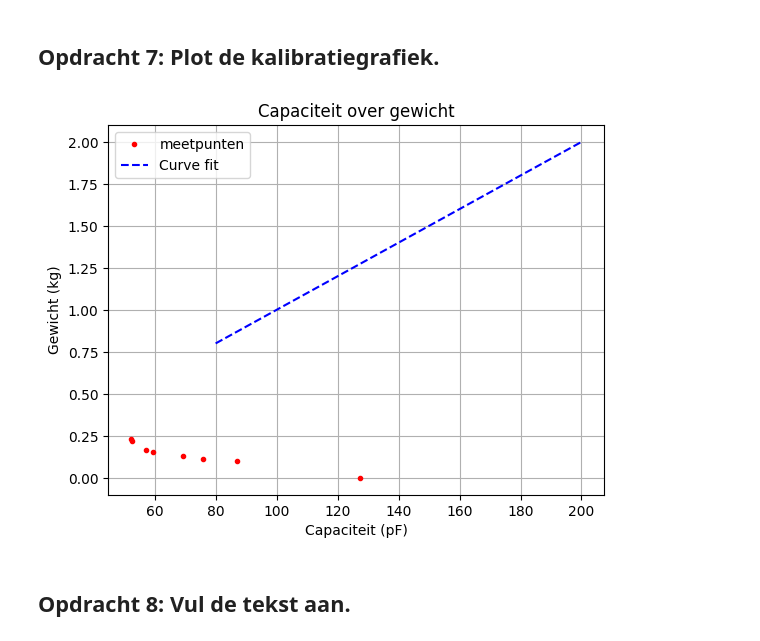
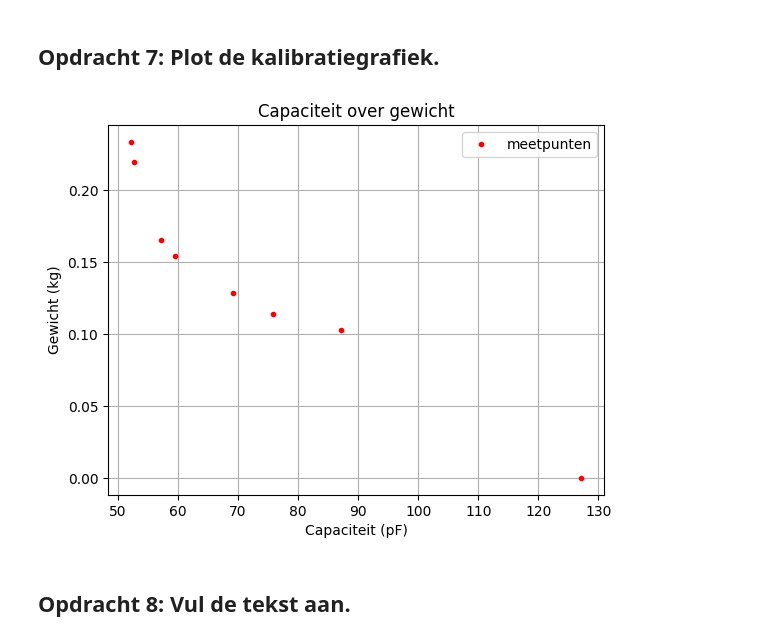
Before and after one commit to Rune-TuDelft/opdrachten-DEF-D, a Jupyter notebook: FysiekeOntwerpopdrachten/2OntwerpEenSensorCondensator/DEFOntwerpopdracht2OntwerpEenSensorInvulTemplate.ipynb, the cells around one changed output. Drawn from its saved outputs; the diff is of its cells as text; code cells hidden in the pictures.

```diff
--- a/FysiekeOntwerpopdrachten/2OntwerpEenSensorCondensator/DEFOntwerpopdracht2OntwerpEenSensorInvulTemplate.ipynb
+++ b/FysiekeOntwerpopdrachten/2OntwerpEenSensorCondensator/DEFOntwerpopdracht2OntwerpEenSensorInvulTemplate.ipynb
@@ -89,7 +89,7 @@ from scipy.optimize import curve_fit
 
 g = 9.81 # valversnelling
 def veerconstante(u,c,b):
-    m = (u * c + b)/g
+    m = u * c / g + b
     return m
 
 
@@ -201,36 +201,36 @@ import numpy as np
 import matplotlib.pyplot as plt
 from scipy.optimize import curve_fit
 
 gewicht_metingen = np.array([0,103,113.6,128.1,154,165,219.7,233.3])*1e-3
 capaciteit_metingen = np.array([127.2,87.1,75.8,69.2,59.5,57.1,52.6,52.1])
 
 c_veer = c # veerconstante
 
 # functie voor fit
 def epsilon_r_fit(C_plaat, A, d):
     epislon_r = C_plaat * d / epsilon0 * A
     return epislon_r
 
 popt_fit, pcov_fit = curve_fit (epsilon_r_fit, capaciteit_metingen, gewicht_metingen)
 epsilon_r = popt_fit
 
 A = 0.01
 d=0.001
 
 cap_fit = np.linspace (80, 200, 1000)  # capaciteit array in pF
-er_fit = fit_func (cap_fit, A,d)
+#er_fit = fit_func (cap_fit, A,d)
 
 plt.figure()
 plt.title ( 'Capaciteit over gewicht')
 plt.plot (capaciteit_metingen, gewicht_metingen, 'r.', label = 'meetpunten')
-plt.plot(cap_fit, er_fit, 'b--', label = 'Curve fit')
+#plt.plot(cap_fit, er_fit, 'b--', label = 'Curve fit')
 plt.xlabel('Capaciteit (pF)')
 plt.ylabel ('Gewicht (kg)')
 plt.legend()
 plt.grid()
 plt.show()
 # %% [output]
-[figure, old version]
+[figure, new version]
 # %% [markdown]
 ## Opdracht 8: Vul de tekst aan.
 # %% [markdown]
```
Also changed, not shown: parts of 11 cells of this notebook, 1 other file.
